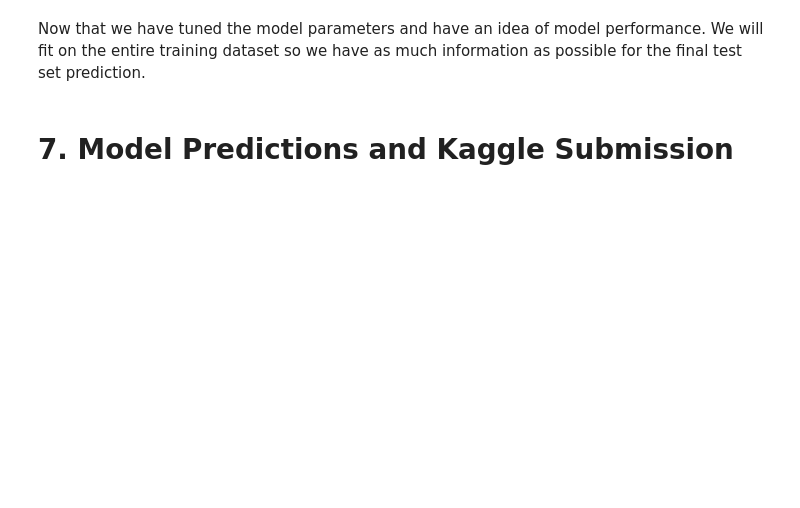
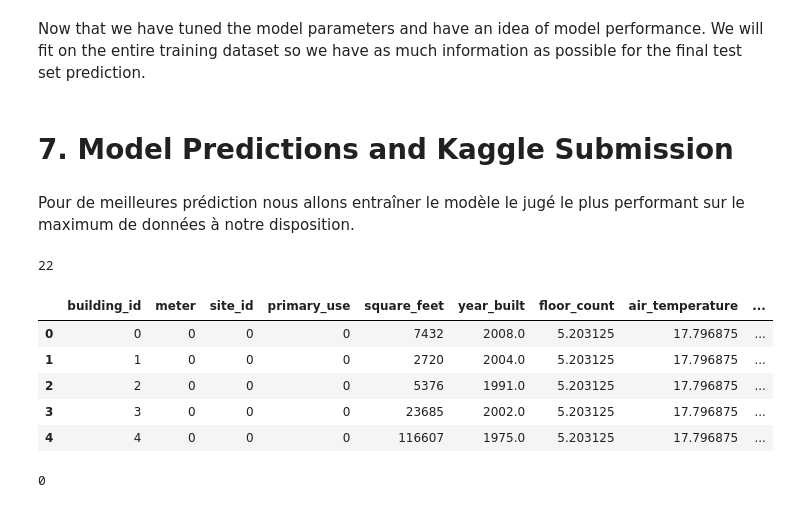
Before and after one commit to DataCampM2DSSAF/suivi_ashrae_fadadedata, a Jupyter notebook: src/notebook_principal.ipynb, the cells around one changed output. Saved outputs shown, nothing was run; the diff lists cells and outputs as text; code cells hidden in the pictures; blank space fills up the shorter version.

```diff
--- a/src/notebook_principal.ipynb
+++ b/src/notebook_principal.ipynb
@@ -1170,15 +846,3 @@ cv = RepeatedKFold(n_splits=10, n_repeats=3, random_state=1)
 n_scores = lambda model : cross_val_score(model, X, y, scoring=rmsle_score, cv=cv, n_jobs=-1,verbose=2)
 # %% [markdown]
 #### Decision Tree
-# %%
-from sklearn.tree import DecisionTreeRegressor
-
-tree_rg = DecisionTreeRegressor()
-print('RMSLE: %.3f (%.3f)' % (np.mean(n_scores(tree_rg)), np.std(n_scores(tree_rg))))
-# param_grid = {'splitter' : ['best', 'random'],'criterion' : ['mse', 'friedman_mse', 'mae', 'poisson']}
-# model = GridSearchCV(my_tree, param_grid, scoring=MSE)
-
-# predicted = model.predict(test_df)
-
-# print('Best Parameters found for MSE : ',model.best_params_)
-# print('Train Score : ',model.score(train_m.drop('meter_reading') , y_train))
@@ -1216,7 +1196,50 @@ from xgboost import XGBRFRegressor
 Now that we have tuned the model parameters and have an idea of model performance. We will fit on the entire training dataset so we have as much information as possible for the final test set prediction.
 # %% [markdown]
 # <a id='7'>7. Model Predictions and Kaggle Submission</a>
+# %% [markdown]
+Pour de meilleures prédiction nous allons entraîner le modèle le jugé le plus performant sur le maximum de données à notre disposition.
+# %%
+train_df = pd.read_pickle('kaggle/input/ashrae-energy-prediction/train_df.pkl')
+train_df = train_df.sample(random_state=123,frac=0.6)
+X = train_df.drop(['meter_reading'],axis=1)
+y = train_df['meter_reading']
+
+del train_df
+gc.collect()
+# %% [output]
+22
+# %%
+choosen_one = 'xgb'#le model avec lequel on souhaite faire les prédictions
+
+if choosen_one == 'tree':
+    tree_rg = DecisionRegressor(min_samples_lead=2000)
+    tree_rg.fit(X,y)
+if choosen_one == 'bg':
+    bg_rg = BaggingRegressor(max_samples=1.0,verbose=3)
+    bg_rg.fit(X,y)
+if choosen_one == 'rf':
+    rf_rg = XGBRFRegressor(n_estimators=10, subsample=0.9, colsample_bynode=0.7)
+    rf_rg.fit(X,y)
+if choosen_one == 'xgb':
+    xgb_rg = XGBRegressor()
+    xgb_rg.fit(X,y)
 # %%
 #obtention des prédictions et du fichier à évaluer
-X_test = test_df
-y_test_predict_tree=reg.predict(X_test)
+del X,y
+gc.collect()
+
+test_df = pd.read_pickle('kaggle/input/ashrae-energy-prediction/test_df.pkl')
+X_test = test_df.drop('row_id',axis=1)
+X_test.head()
+# %% [output]
+|  | building_id | meter | site_id | primary_use | square_feet | year_built | floor_count | air_temperature | ... |
+| 0 | 0 | 0 | 0 | 0 | 7432 | 2008.0 | 5.203125 | 17.796875 | ... |
+| 1 | 1 | 0 | 0 | 0 | 2720 | 2004.0 | 5.203125 | 17.796875 | ... |
+| 2 | 2 | 0 | 0 | 0 | 5376 | 1991.0 | 5.203125 | 17.796875 | ... |
+| 3 | 3 | 0 | 0 | 0 | 23685 | 2002.0 | 5.203125 | 17.796875 | ... |
+| 4 | 4 | 0 | 0 | 0 | 116607 | 1975.0 | 5.203125 | 17.796875 | ... |
+# %%
+gc.collect()
+gc.collect()
+# %% [output]
+0
```
Also changed, not shown: parts of 59 cells of this notebook.
